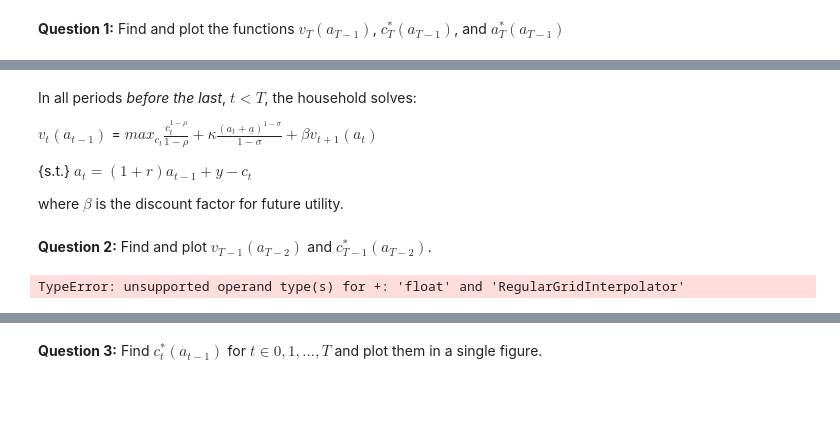
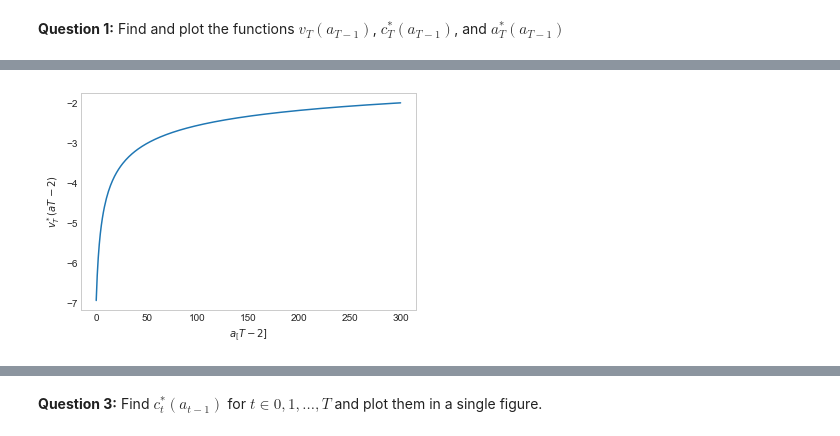
Before and after one commit to NumEconCopenhagen/projects-2020-zjr-hrv, a Jupyter notebook: reexam project/reexamproject.ipynb, the cells around one changed output, grey strips where cells are left out. Saved outputs shown, nothing was run; the diff lists cells and outputs as text; code cells hidden in the pictures; blank space fills up the shorter version.

```diff
--- a/reexam project/reexamproject.ipynb
+++ b/reexam project/reexamproject.ipynb
@@ -453,13 +406,0 @@ ax.set_ylim([-10,0])
-# %% [markdown]
-In all periods *before the last*, $t < T$, the household solves:
-
-
-
-$v_{t}(a_{t-1})$ = $max_{c_{t}} \frac{c_t^{1-\rho}}{1-\rho} + \kappa \frac{(a_t+\underline{a})^{1-\sigma}}{1-\sigma} + \beta v_{t+1}(a_t)$
-
-{s.t.}
-    $a_{t} = (1+r)a_{t-1} + y - c_{t}$
-
-where $\beta$ is the discount factor for future utility.
-# %% [markdown]
-**Question 2:** Find and plot $v_{T-1}(a_{T-2})$ and  $c_{T-1}^{*}(a_{T-2})$.
@@ -469,50 +407,12 @@ T = 20
-# %%
-# grids
-m1_vec = np.linspace(1e-8,10,100)
-a2_vec = np.linspace(1e-8,10,100)
-
-
-def solve_period_1(rho,beta,r,y,v2_interp, kappa):
-
-    # a. grids
-    a_lag_vec = np.linspace(0,300,300)
-    v1_vec = np.empty(100)
-    c1_vec = np.empty(100)
-
-    # b. solve for each m1 in grid
-    for i,a1 in enumerate(a1_vec):
-
-        # i. objective
-        obj = lambda x: -v1(x[0],a1,rho,beta,r,y,v2_interp,kappa)
-
-        # ii. initial guess (consume half)
-        x0 = a1/2
-
-        # iii. optimize
-        result = optimize.minimize(obj,[x0],method='L-BFGS-B',bounds=((1e-12,a1),))
-
-        # iv. save
-        v1_vec[i] = -result.fun
-        c1_vec[i] = result.x[0]
-
-    return a1_vec,v1_vec,c1_vec
-
-# solve
-a1_vec,v1_vec,c1_vec = solve_period_1(rho,beta,r,y,v2_interp,kappa)
-
-# illustrate
-fig = plt.figure(figsize=(10,4))
-ax = fig.add_subplot(1,2,1)
-ax.plot(a1_vec,c1_vec)
-ax.set_xlabel('$m_1$')
-ax.set_ylabel('$c_1$')
-ax.set_title('consumption function in period 1')
-
-ax = fig.add_subplot(1,2,2)
-ax.plot(a1_vec,v1_vec)
-ax.set_xlabel('$m_1$')
-ax.set_ylabel('$v_1$')
-ax.set_title('value function in period 1')
-ax.set_ylim([-40,1])
-# %% [output]
-TypeError: unsupported operand type(s) for +: 'float' and 'RegularGridInterpolator'
+# %%
+#Plotting vt
+fig, ax = plt.subplots()
+ax.plot(a_lag_vec,v_grid[19])
+
+ax.set(xlabel='$a_[T-2]$', ylabel='$v_T^*(aT-2)$')
+ax.grid()
+
+fig.savefig("$v_[T-1]$")
+plt.show()
+# %% [output]
+[figure, added]
```
Also changed, not shown: parts of 56 cells of this notebook.
